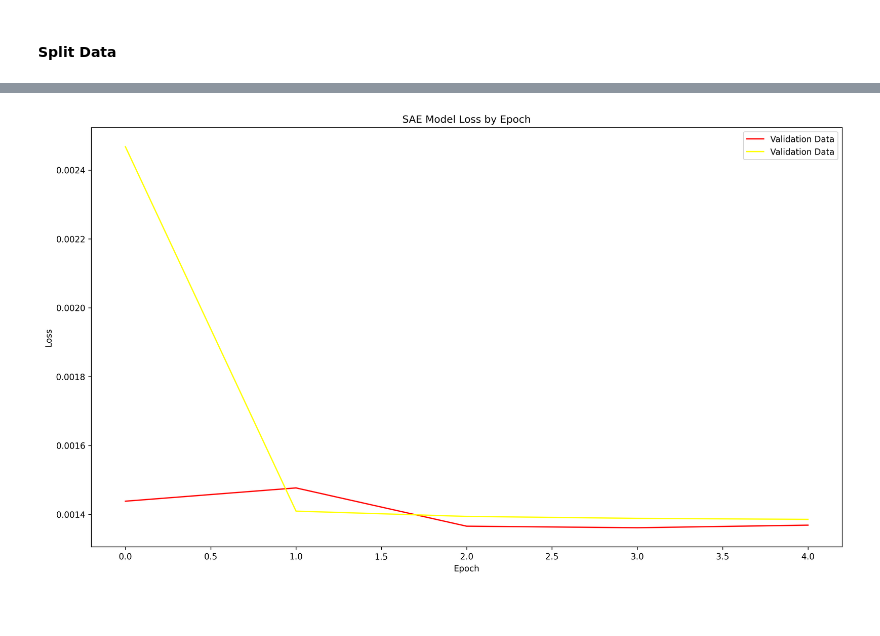
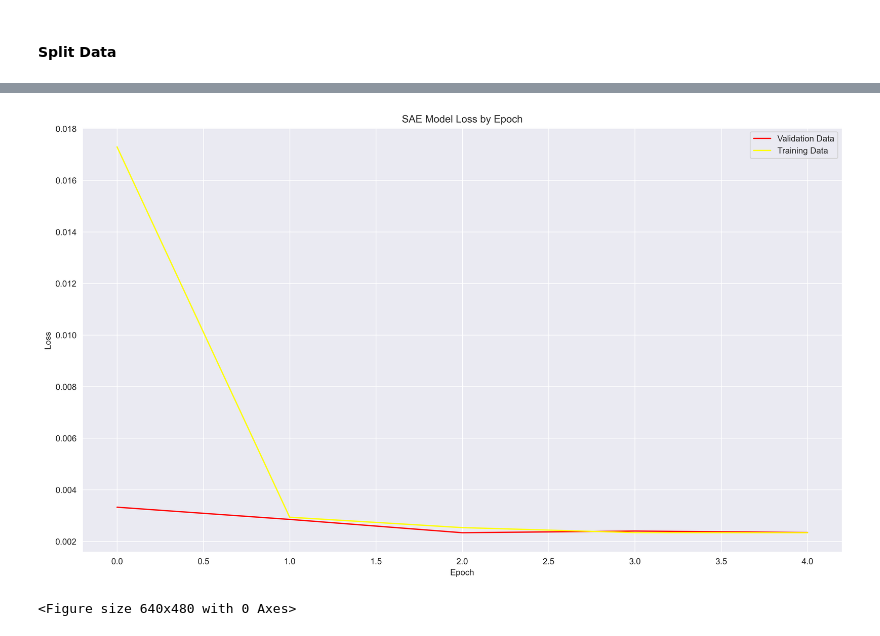
Before and after one commit to Specoptor/bot-iot, a Jupyter notebook: Baseline_Autoencoder_with_sparsitty,_matrices_and_reduced_feature_and_other_requirements.ipynb, the cells around one changed output, grey strips where cells are left out. Saved outputs shown, nothing was run; the diff lists cells and outputs as text; code cells hidden in the pictures; blank space fills up the shorter version.

Commit message:
rename layers, set number of nodes per layer, and print confusion matrix

```diff
--- a/Baseline_Autoencoder_with_sparsitty,_matrices_and_reduced_feature_and_other_requirements.ipynb
+++ b/Baseline_Autoencoder_with_sparsitty,_matrices_and_reduced_feature_and_other_requirements.ipynb
@@ -156,12 +175,14 @@ df = df[reduced_columns]
 # Normalizing the data
 
 scaler = MinMaxScaler()
-df = scaler.fit_transform(df)
+x_df = scaler.fit_transform(x_df)
 # %% [markdown]
 #### Split Data
 # %%
 from sklearn.model_selection import train_test_split
-X_train, X_test, y_train, y_test = train_test_split(df, df,test_size=0.2, random_state=42)
+
+X_train, X_test, y_train, y_test = train_test_split(x_df, y_df,test_size=0.2, random_state=42)
+X_train, X_val, y_train, y_val = train_test_split(X_train, y_train, test_size=0.2, random_state=42)
 print("Training set shape:", X_train.shape, y_train.shape)
 print("Testing set shape:", X_test.shape, y_test.shape)
 # %% [output]
@@ -170,30 +191,40 @@ Testing set shape: (733705, 33) (733705, 33)
-# %%
-X_train, X_val = train_test_split(X_train, test_size=0.2, random_state=42)
 # %%
 # Building Model using multiple layer based autoencoder with non negative weights and biases constraints and sparsity with L1 regularizarion
 # and I am using relu activation and RMSProp optimizer with loss function mean squared error.
 
 from keras import regularizers
 
-
 #input layer
 input_dim = 33
 
+middle_dim = 22
 # latent space
 latent_dim = 15
 
 # output layer
 output_dim = 33
 
+# input layer
 _input = keras.Input(shape=(input_dim,))
-latent = layers.Dense(33, activation='relu', kernel_constraint = NonNeg(), bias_constraint=NonNeg(),activity_regularizer=regularizers.l1(10e-6))(_input)
-middle = layers.Dense(24, activation='relu', kernel_constraint = NonNeg(), bias_constraint=NonNeg(),activity_regularizer=regularizers.l1(10e-6))(latent)
 
-output = layers.Dense(15, activation='relu', kernel_constraint = NonNeg(), bias_constraint=NonNeg(),activity_regularizer=regularizers.l1(10e-6))(middle)
-middle2 = layers.Dense(24, activation='relu', kernel_constraint = NonNeg(), bias_constraint=NonNeg(),activity_regularizer=regularizers.l1(10e-6))(output)
+# encoded layer
+encoded = layers.Dense(middle_dim, activation='relu', kernel_constraint=NonNeg(), bias_constraint=NonNeg(),
+                       activity_regularizer=regularizers.l1(10e-6))(_input)
+
+# latent layer
+latent = layers.Dense(latent_dim, activation='relu', kernel_constraint=NonNeg(), bias_constraint=NonNeg(),
+                      activity_regularizer=regularizers.l1(10e-6))(encoded)
+
+# decoded layer
+decoded = layers.Dense(middle_dim, activation='relu', kernel_constraint=NonNeg(), bias_constraint=NonNeg(),
+                       activity_regularizer=regularizers.l1(10e-6))(latent)
+
+# output layer
+output = layers.Dense(output_dim, activation='relu', kernel_constraint=NonNeg(), bias_constraint=NonNeg(),
+                      activity_regularizer=regularizers.l1(10e-6))(decoded)
 
 # this model maps an input to its reconstruction
-SAE_model = keras.Model(_input, middle2)
+SAE_model = keras.Model(_input, output)
 
 SAE_model.compile(optimizer='RMSprop', loss='mse')
 
@@ -209,7 +240,7 @@ tensorboard = TensorBoard(histogram_freq=0,
 history = SAE_model.fit(X_train, X_train,
                         epochs=5,
                         batch_size=64,
-                        shuffle= True,
+                        shuffle=True,
                         validation_data=(X_val, X_val),
                         callbacks=[checkpointer, tensorboard]).history
 # %% [output]
@@ -317,10 +363,12 @@ mse_df.describe()
 # %%
-Sfig, ax = plt.subplots(figsize=(16,9), dpi=300)
+Sfig, ax = plt.subplots(figsize=(16, 9), dpi=300)
 plt.title(label='SAE Model Loss by Epoch', loc='center')
 ax.plot(history['val_loss'], label='Validation Data', color='red')
-ax.plot(history['loss'], label='Validation Data', color='yellow')
+ax.plot(history['loss'], label='Training Data', color='yellow')
 ax.set(xlabel='Epoch', ylabel='Loss')
 plt.legend()
 plt.show()
+plt.savefig('train_val_loss.png')
 # %% [output]
-[figure, old version]
+[figure, new version]
+<Figure size 640x480 with 0 Axes>
```
Also changed, not shown: parts of 22 cells of this notebook.
